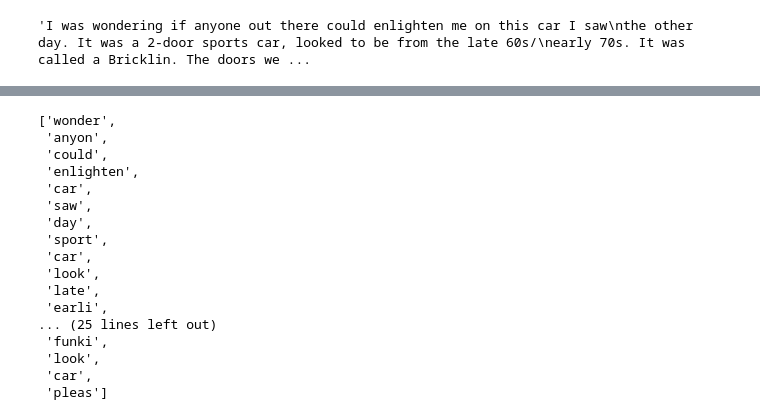
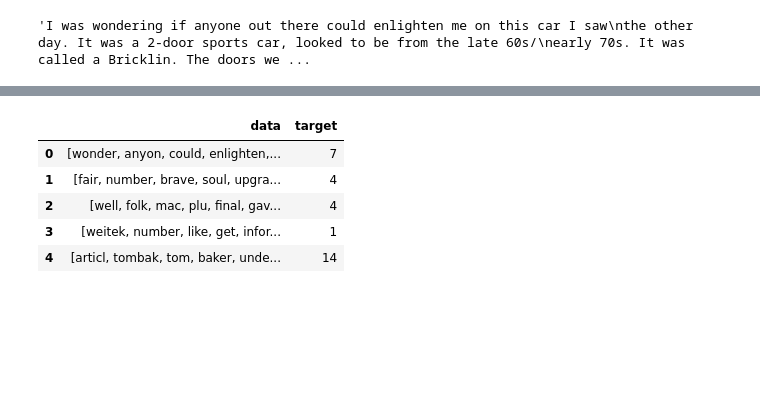
Before and after one commit to Satomiko/20Newsgroups, a Jupyter notebook: 20Newsgroups.ipynb, the cells around one changed output, grey strips where cells are left out. Cells and saved outputs as stored; diff of their text form; code cells hidden in the pictures; blank space fills up the shorter version.

```diff
--- a/20Newsgroups.ipynb
+++ b/20Newsgroups.ipynb
@@ -310,23 +242,12 @@ train_df['data'] = train_df['data'].apply(lambda tokens: [stemmer.stem(word) for
-# %%
-train_df['data'][0]
-# %% [output]
-['wonder',
- 'anyon',
- 'could',
- 'enlighten',
- 'car',
- 'saw',
- 'day',
- 'sport',
- 'car',
- 'look',
- 'late',
- 'earli',
-... (25 lines left out)
- 'funki',
- 'look',
- 'car',
- 'pleas']
+# %%
+train_df.head()
+# %% [output]
+|  | data | target |
+| 0 | [wonder, anyon, could, enlighten,... | 7 |
+| 1 | [fair, number, brave, soul, upgra... | 4 |
+| 2 | [well, folk, mac, plu, final, gav... | 4 |
+| 3 | [weitek, number, like, get, infor... | 1 |
+| 4 | [articl, tombak, tom, baker, unde... | 14 |
 # %%
 from sklearn.feature_extraction.text import CountVectorizer, TfidfVectorizer
 # %%
```
Also changed, not shown: parts of 19 cells of this notebook.
